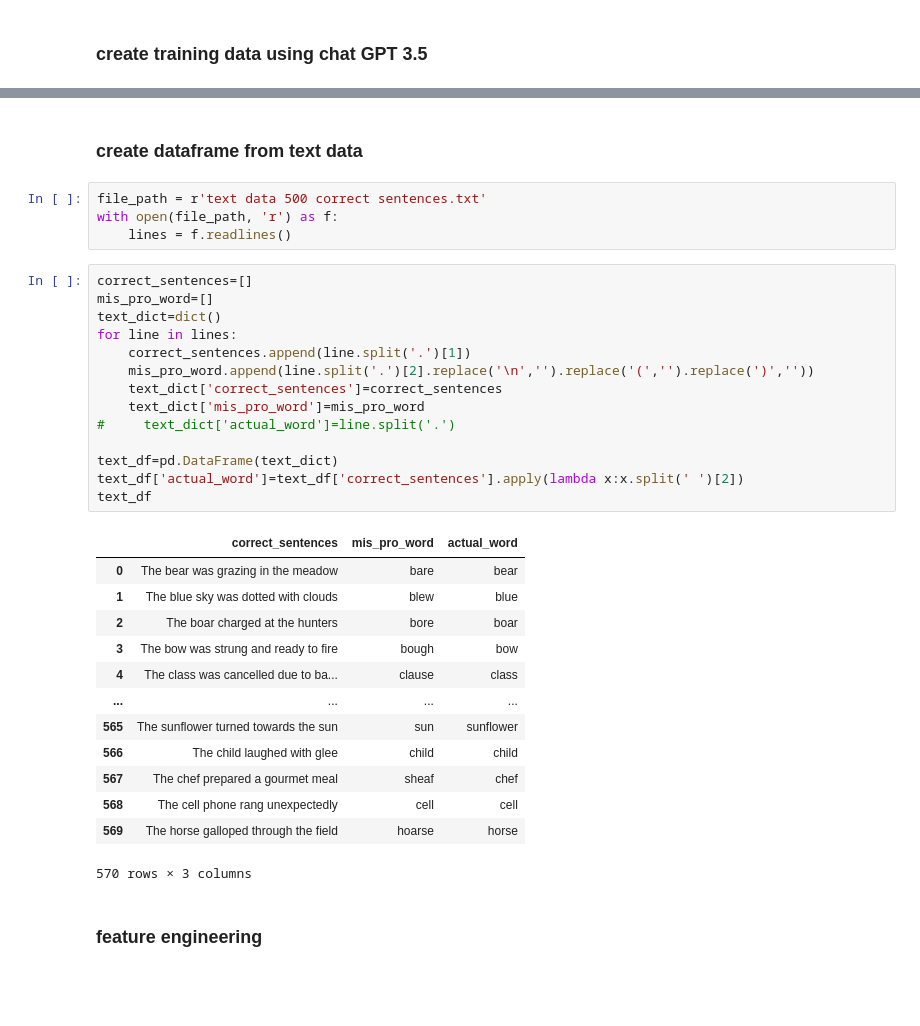
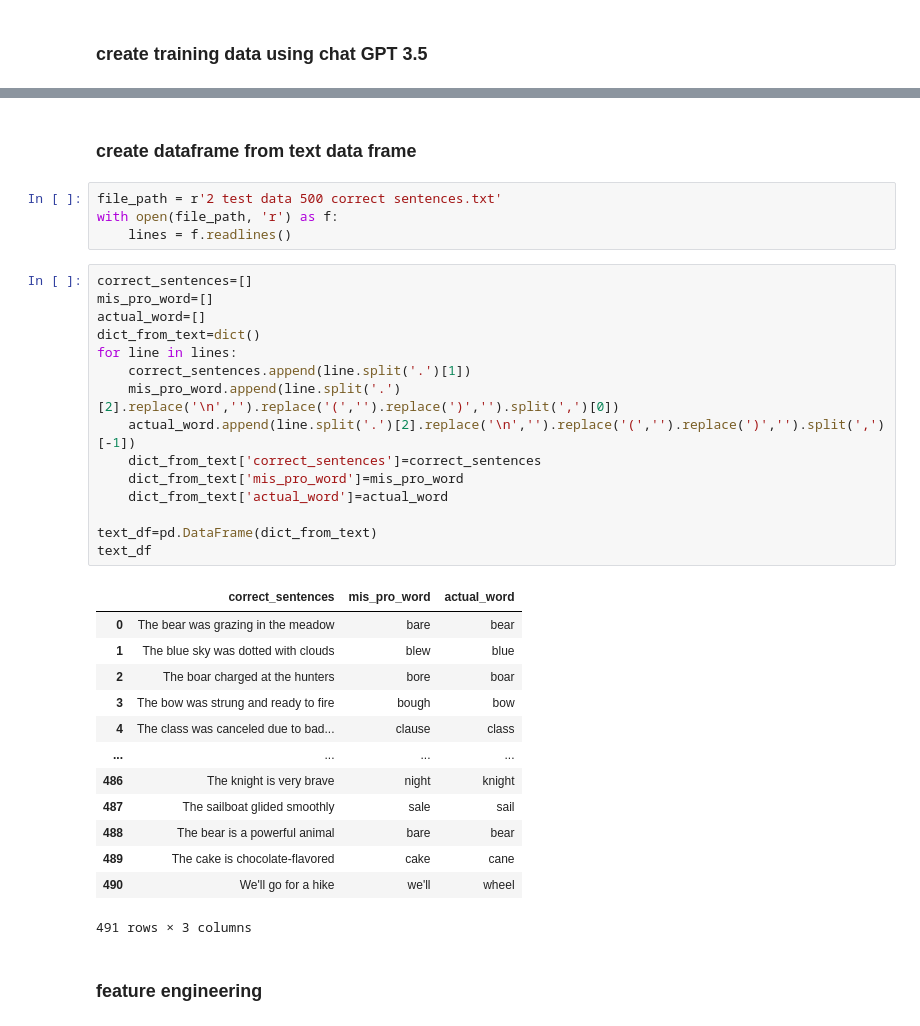
Before and after one commit to bhaskar112car/detect-and-correct-mis-pronounced-words-in-sentences-using-TensorFlow-python-, a Jupyter notebook: detect and correct mis-pronounced words in sentences using TensorFlow python .ipynb, the cells around one changed output, grey strips where cells are left out. Drawn from its saved outputs; the diff is of its cells as text; blank space fills up the shorter version.

```diff
--- a/detect and correct mis-pronounced words in sentences using TensorFlow python .ipynb
+++ b/detect and correct mis-pronounced words in sentences using TensorFlow python .ipynb
@@ -34,36 +49,37 @@ ls
 # %% [markdown]
-### create dataframe from text data
+### create dataframe from text data frame
 # %%
-file_path = r'text data 500 correct sentences.txt'
+file_path = r'2 test data 500 correct sentences.txt'
 with open(file_path, 'r') as f:
     lines = f.readlines()
 # %%
 correct_sentences=[]
 mis_pro_word=[]
-text_dict=dict()
+actual_word=[]
+dict_from_text=dict()
 for line in lines:
     correct_sentences.append(line.split('.')[1])
-    mis_pro_word.append(line.split('.')[2].replace('\n','').replace('(','').replace(')',''))
-    text_dict['correct_sentences']=correct_sentences
-    text_dict['mis_pro_word']=mis_pro_word
-#     text_dict['actual_word']=line.split('.')
+    mis_pro_word.append(line.split('.')[2].replace('\n','').replace('(','').replace(')','').split(',')[0])
+    actual_word.append(line.split('.')[2].replace('\n','').replace('(','').replace(')','').split(',')[-1])
+    dict_from_text['correct_sentences']=correct_sentences
+    dict_from_text['mis_pro_word']=mis_pro_word
+    dict_from_text['actual_word']=actual_word
 
-text_df=pd.DataFrame(text_dict)
-text_df['actual_word']=text_df['correct_sentences'].apply(lambda x:x.split(' ')[2])
+text_df=pd.DataFrame(dict_from_text)
 text_df
 # %% [output]
 |  | correct_sentences | mis_pro_word | actual_word |
 | 0 | The bear was grazing in the meadow | bare | bear |
 | 1 | The blue sky was dotted with clouds | blew | blue |
 | 2 | The boar charged at the hunters | bore | boar |
 | 3 | The bow was strung and ready to fire | bough | bow |
-| 4 | The class was cancelled due to ba... | clause | class |
+| 4 | The class was canceled due to bad... | clause | class |
 | ... | ... | ... | ... |
-| 565 | The sunflower turned towards the sun | sun | sunflower |
-| 566 | The child laughed with glee | child | child |
-| 567 | The chef prepared a gourmet meal | sheaf | chef |
-| 568 | The cell phone rang unexpectedly | cell | cell |
-| 569 | The horse galloped through the field | hoarse | horse |
+| 486 | The knight is very brave | night | knight |
+| 487 | The sailboat glided smoothly | sale | sail |
+| 488 | The bear is a powerful animal | bare | bear |
+| 489 | The cake is chocolate-flavored | cake | cane |
+| 490 | We'll go for a hike | we'll | wheel |
-570 rows × 3 columns
+491 rows × 3 columns
 # %% [markdown]
 ### feature engineering
```
Also changed, not shown: parts of 19 cells of this notebook, 3 other files.
